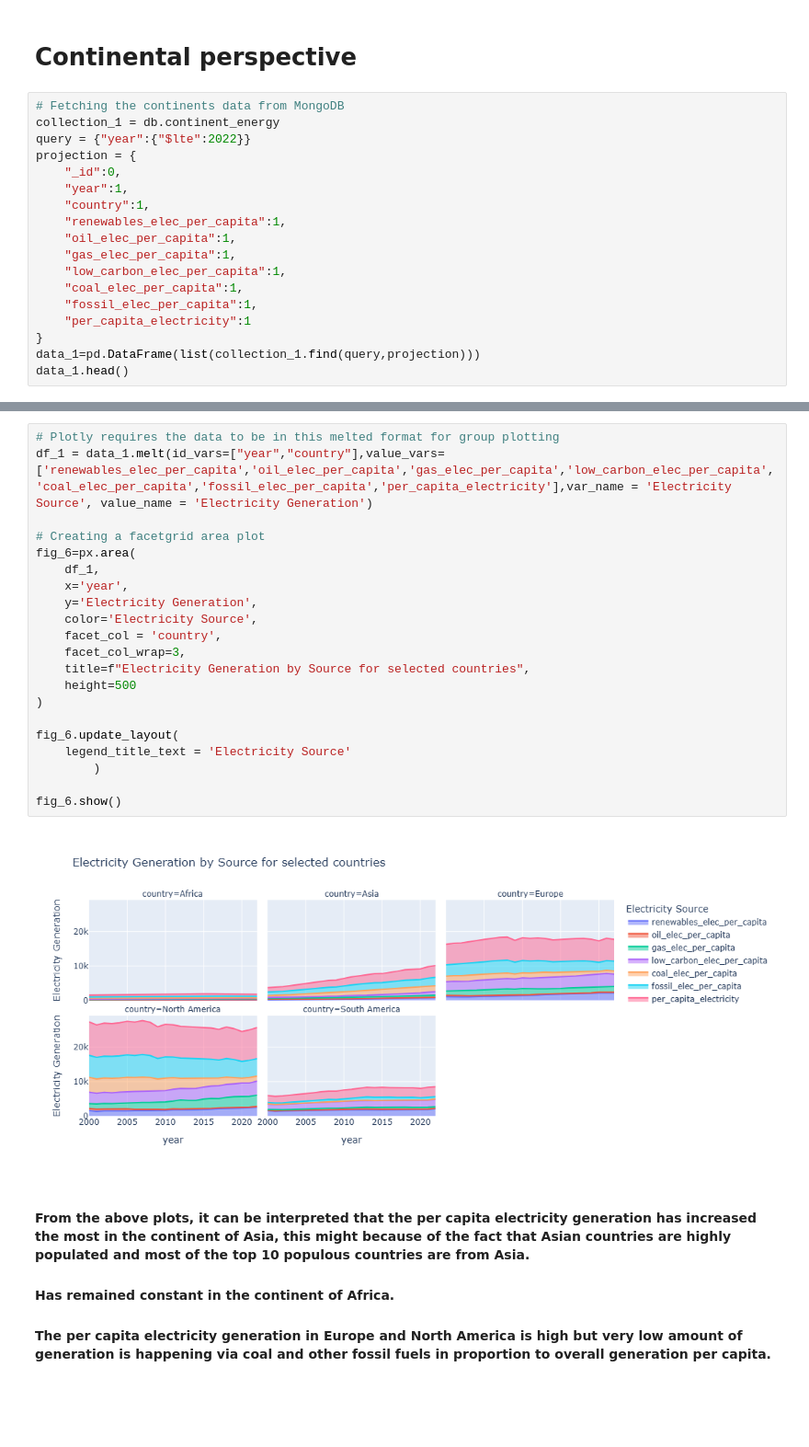
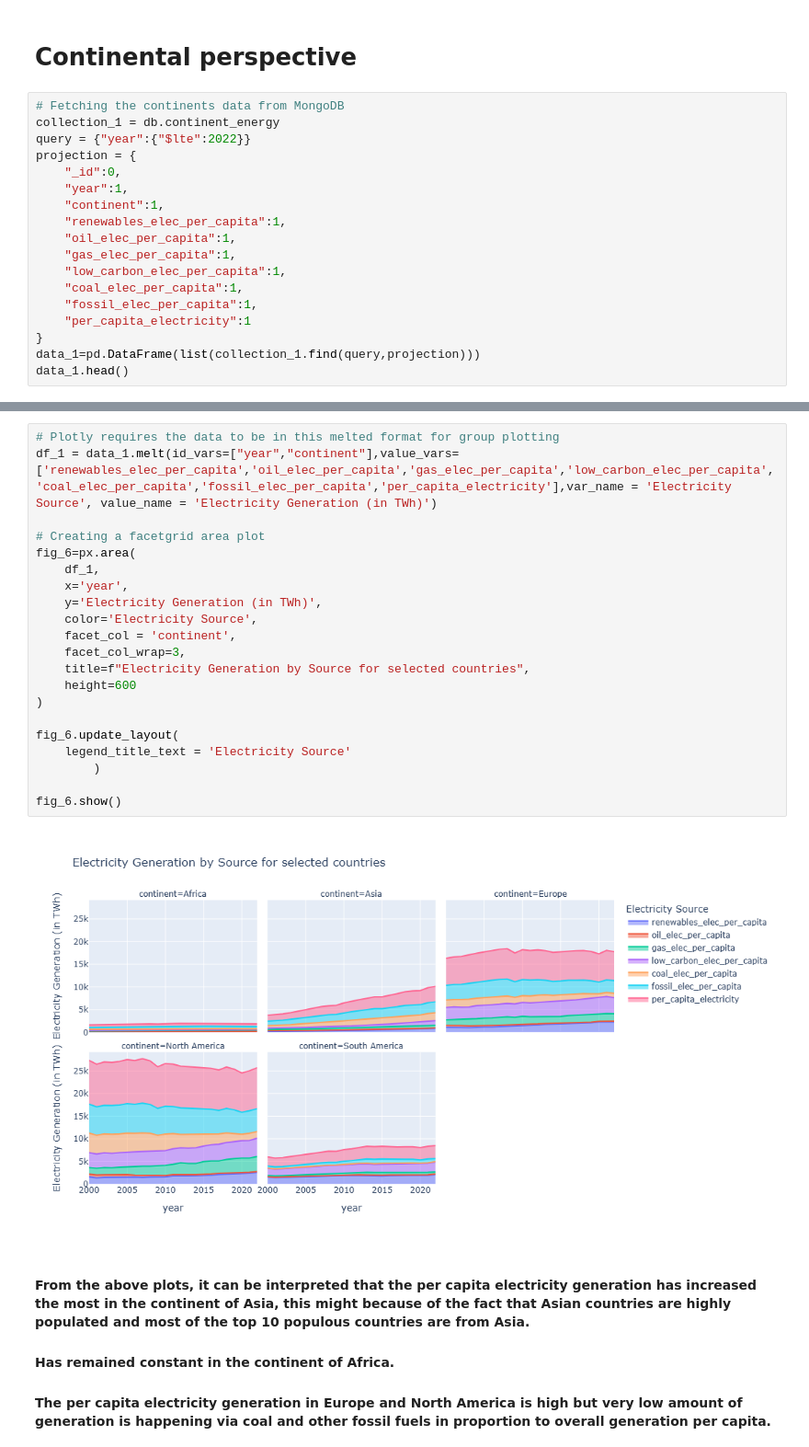
Before and after one commit to GawthamW97/Data-Analytics-And-Visualization, a Jupyter notebook: notebooks/dataset_02/Visualize data.ipynb, the cells around one changed output, grey strips where cells are left out. Shown at 92% size. Saved outputs shown, nothing was run; the diff lists cells and outputs as text; blank space fills up the shorter version.

```diff
--- a/notebooks/dataset_02/Visualize data.ipynb
+++ b/notebooks/dataset_02/Visualize data.ipynb
@@ -404,7 +404,7 @@ query = {"year":{"$lte":2022}}
 projection = {
     "_id":0,
     "year":1,
-    "country":1,
+    "continent":1,
     "renewables_elec_per_capita":1,
     "oil_elec_per_capita":1,
     "gas_elec_per_capita":1,
@@ -424,27 +424,27 @@ data_1.head()
 | 4 | Africa | 2004 | 274.829 | 596.984 | 481.619 | ... |
 # %%
 # Plotly requires the data to be in this melted format for group plotting
-df_1 = data_1.melt(id_vars=["year","country"],value_vars=['renewables_elec_per_capita','oil_elec_per_capita','gas_elec_per_capita','low_carbon_elec_per_capita','coal_elec_per_capita','fossil_elec_per_capita','per_capita_electricity'],var_name = 'Electricity Source', value_name = 'Electricity Generation')
+df_1 = data_1.melt(id_vars=["year","continent"],value_vars=['renewables_elec_per_capita','oil_elec_per_capita','gas_elec_per_capita','low_carbon_elec_per_capita','coal_elec_per_capita','fossil_elec_per_capita','per_capita_electricity'],var_name = 'Electricity Source', value_name = 'Electricity Generation (in TWh)')
 
 # Creating a facetgrid area plot
 fig_6=px.area(
     df_1,
     x='year',
-    y='Electricity Generation',
+    y='Electricity Generation (in TWh)',
     color='Electricity Source',
-    facet_col = 'country',
+    facet_col = 'continent',
     facet_col_wrap=3,
     title=f"Electricity Generation by Source for selected countries",
-    height=500
+    height=600
 )
 
 fig_6.update_layout(
     legend_title_text = 'Electricity Source'
         )
 
 fig_6.show()
 # %% [output]
-[figure, old version]
+[figure, new version]
 # %% [markdown]
 #### From the above plots, it can be interpreted that the per capita electricity generation has increased the most in the continent of Asia, this might because of the fact that Asian countries are highly populated and most of the top 10 populous countries are from Asia.
 #### Has remained constant in the continent of Africa.
```
Also changed, not shown: parts of 12 cells of this notebook, 1 other file.
